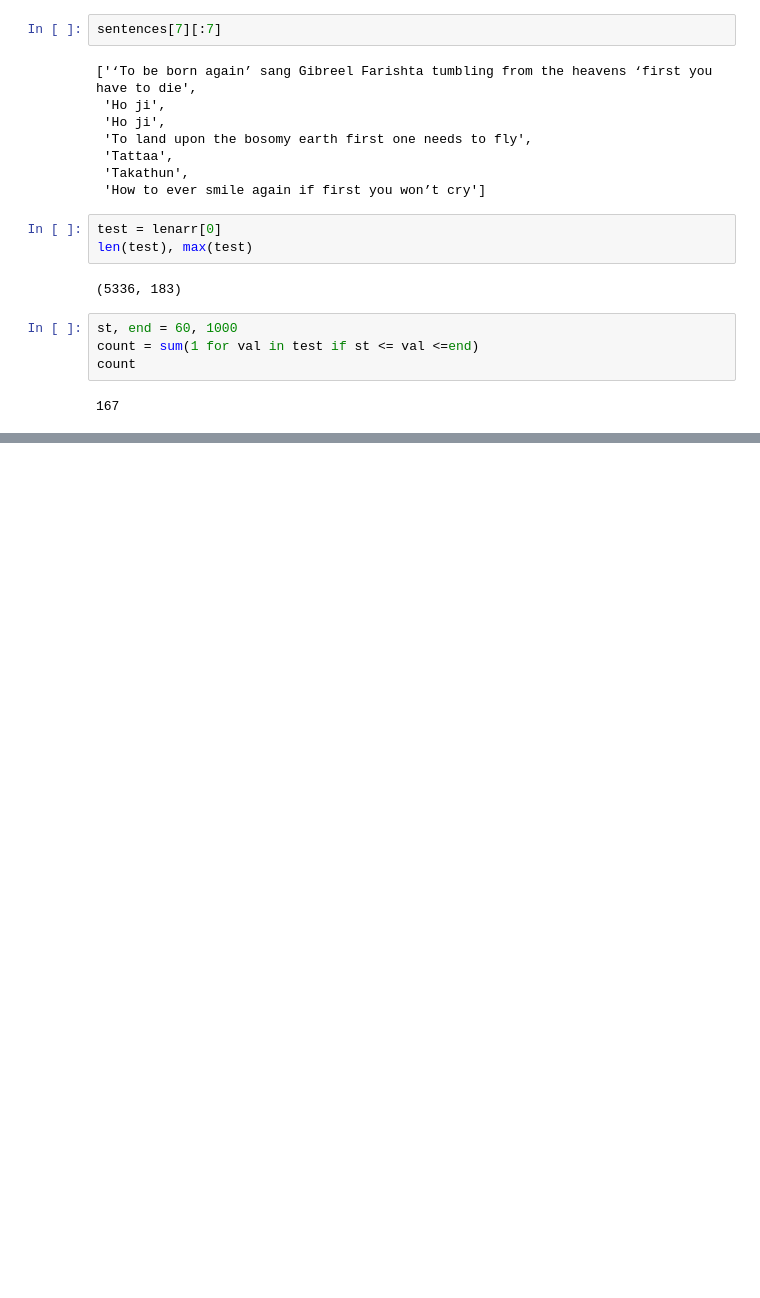
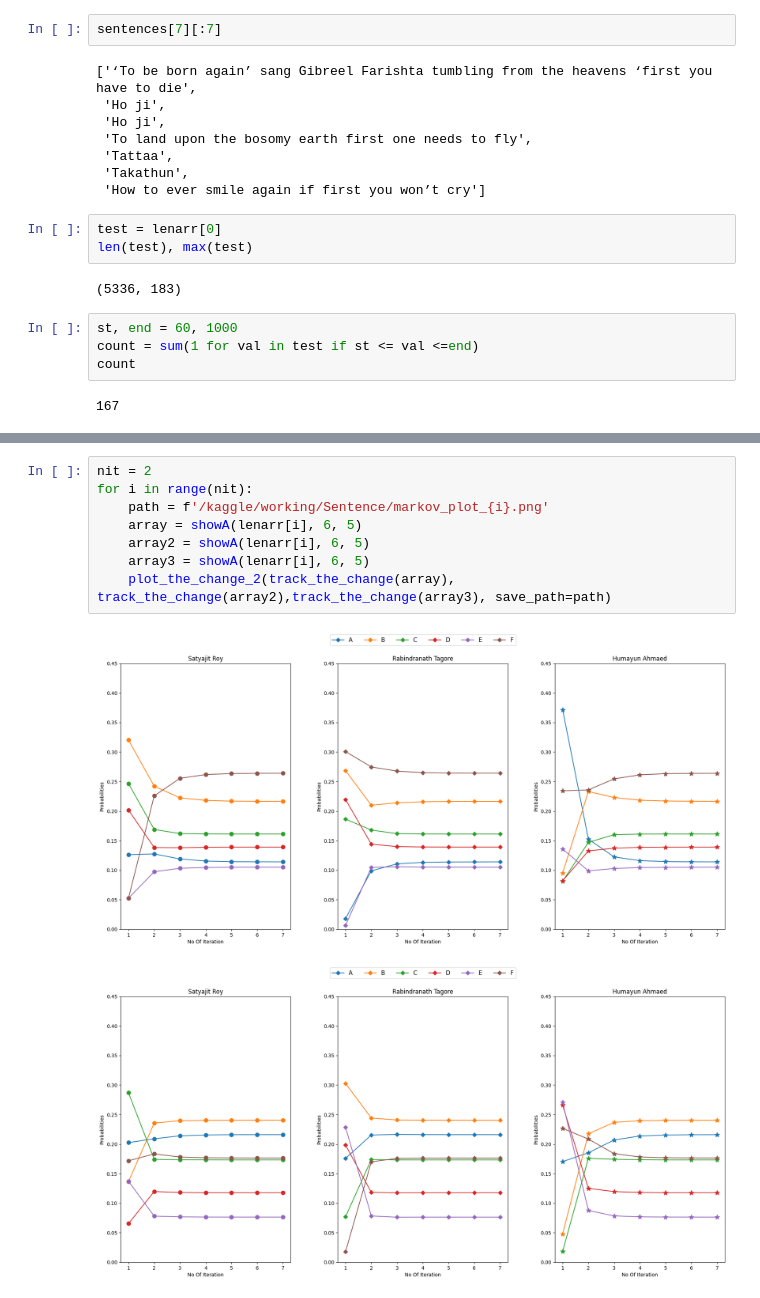
Before and after one commit to oitik/Harun-SIr, a Jupyter notebook: sentencelength-english.ipynb, the cells around one changed output, grey strips where cells are left out. Cells and saved outputs as stored; diff of their text form; blank space fills up the shorter version.

```diff
--- a/sentencelength-english.ipynb
+++ b/sentencelength-english.ipynb
@@ -844,0 +857,11 @@ for i in range(0, nit, 3):
+# %%
+nit = 2
+for i in range(nit):
+    path = f'/kaggle/working/Sentence/markov_plot_{i}.png'
+    array = showA(lenarr[i], 6, 5)
+    array2 = showA(lenarr[i], 6, 5)
+    array3 = showA(lenarr[i], 6, 5)
+    plot_the_change_2(track_the_change(array), track_the_change(array2),track_the_change(array3), save_path=path)
+# %% [output]
+[figure, added]
+[figure, added]
```
Also changed, not shown: parts of 71 cells of this notebook.
